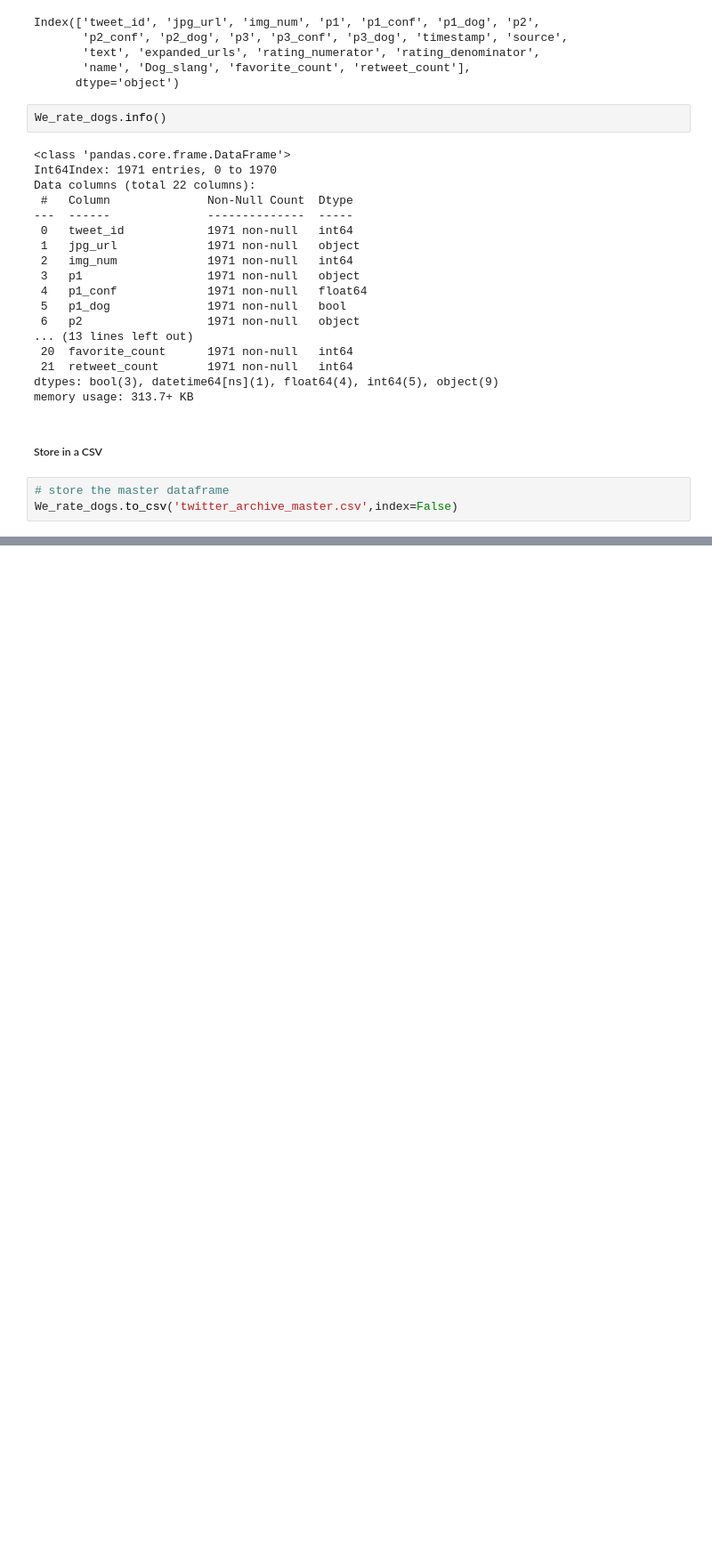
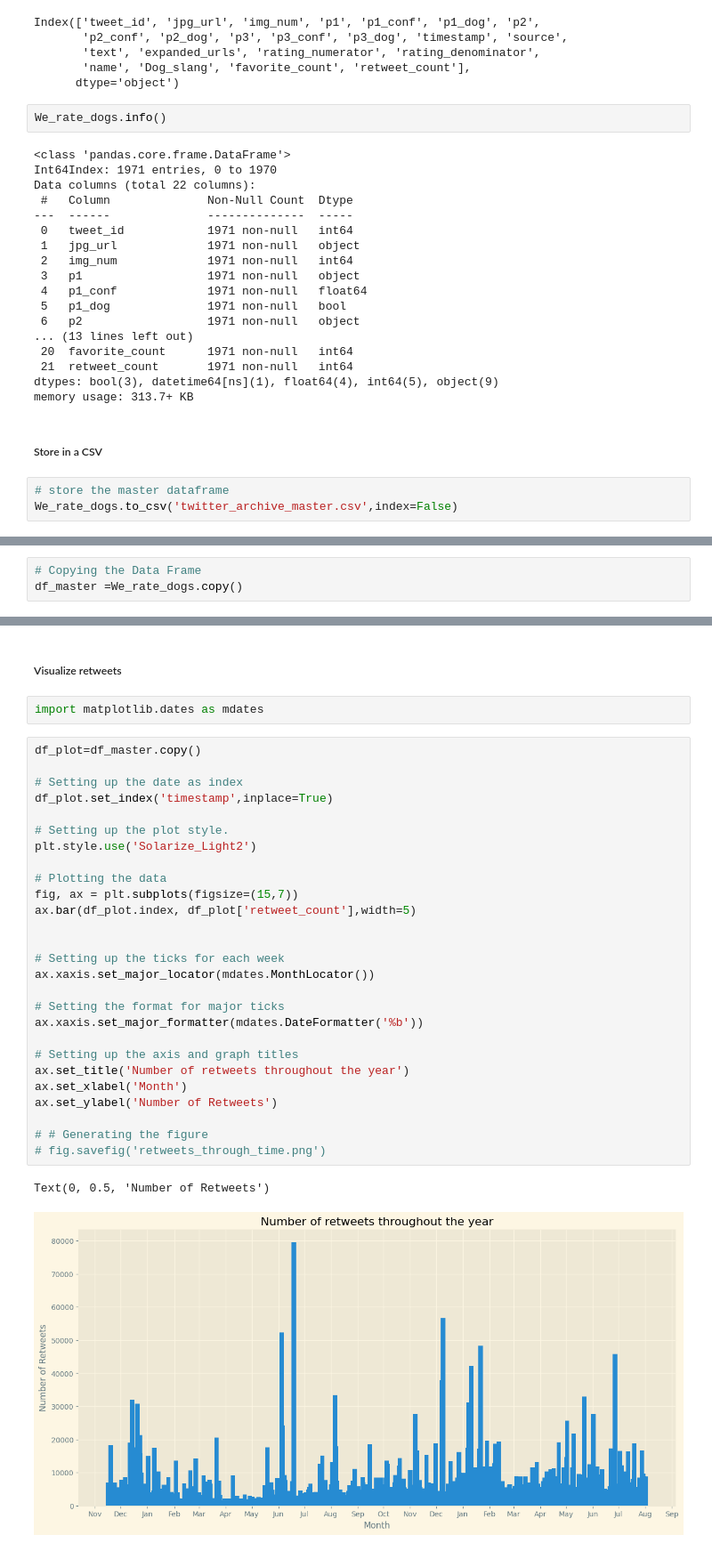
Before and after one commit to Sylvester976/We-Rate-Dogs-Wrangle-Data, a Jupyter notebook: wrangle_act.ipynb, the cells around one changed output, grey strips where cells are left out. Shown at 89% size. Drawn from its saved outputs; the diff is of its cells as text; blank space fills up the shorter version.

Commit message:
The Complete Data Wrangling Analysis

```diff
--- a/wrangle_act.ipynb
+++ b/wrangle_act.ipynb
@@ -1037,0 +1043,3 @@ We_rate_dogs.to_csv('twitter_archive_master.csv',index=False)
+# %%
+# Copying the Data Frame
+df_master =We_rate_dogs.copy()
@@ -1037,0 +1125,34 @@ We_rate_dogs.to_csv('twitter_archive_master.csv',index=False)
+# %% [markdown]
+<h5>Visualize retweets</h5>
+# %%
+import matplotlib.dates as mdates
+# %%
+df_plot=df_master.copy()
+
+# Setting up the date as index
+df_plot.set_index('timestamp',inplace=True)
+
+# Setting up the plot style.
+plt.style.use('Solarize_Light2')
+
+# Plotting the data
+fig, ax = plt.subplots(figsize=(15,7))
+ax.bar(df_plot.index, df_plot['retweet_count'],width=5)
+
+
+# Setting up the ticks for each week
+ax.xaxis.set_major_locator(mdates.MonthLocator())
+
+# Setting the format for major ticks
+ax.xaxis.set_major_formatter(mdates.DateFormatter('%b'))
+
+# Setting up the axis and graph titles
+ax.set_title('Number of retweets throughout the year')
+ax.set_xlabel('Month')
+ax.set_ylabel('Number of Retweets')
+
+# # Generating the figure
+# fig.savefig('retweets_through_time.png')
+# %% [output]
+Text(0, 0.5, 'Number of Retweets')
+[figure, added]
```
Also changed, not shown: parts of 36 cells of this notebook.
